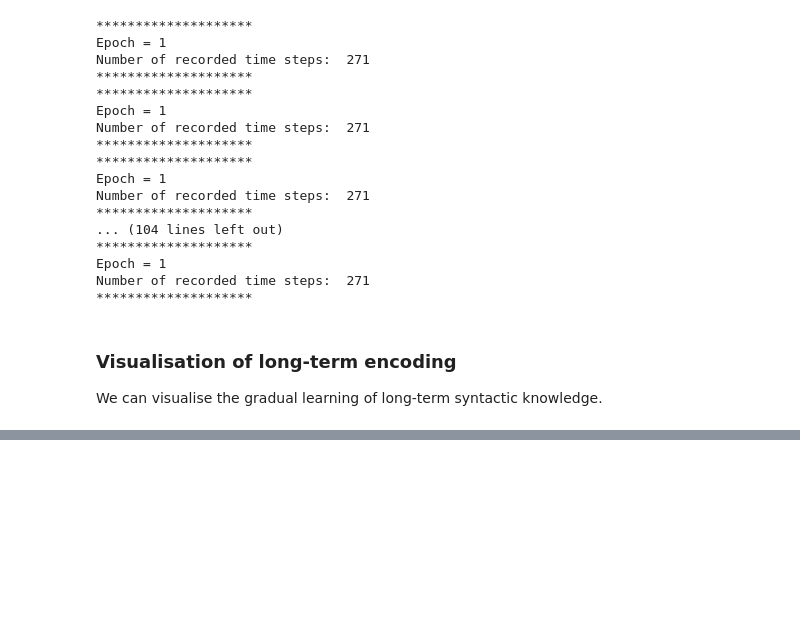
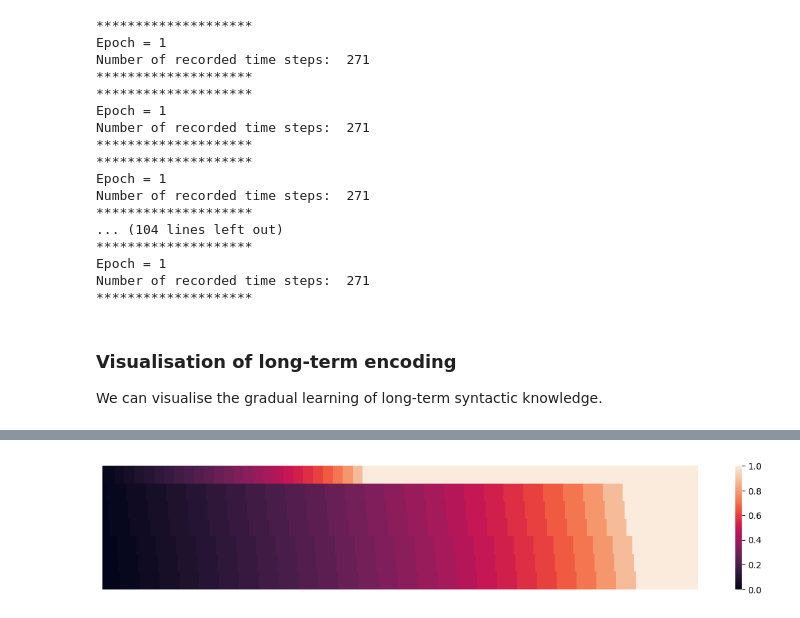
Before and after one commit to linsun2020/Syntactic_WM, a Jupyter notebook: Long term encoding.ipynb, the cells around one changed output, grey strips where cells are left out. Drawn from its saved outputs; the diff is of its cells as text; code cells hidden in the pictures; blank space fills up the shorter version.

```diff
--- a/Long term encoding.ipynb
+++ b/Long term encoding.ipynb
@@ -229,0 +507,7 @@ cjn.long_term_encoding_plot(cc_long_weights_hx_collection,connections_to_track)
+# %%
+connections_to_track = [[0,1],[1,2],[2,3],[3,4],[1,5],[5,6],[6,7]] # tracking role to role connections
+
+cjn.long_term_encoding_plot(cc_long_weights_hx_collection,connections_to_track)
+plt.savefig(fname='retrieving', transparent = True)
+# %% [output]
+[figure, added]
```
Also changed, not shown: parts of 13 cells of this notebook.
